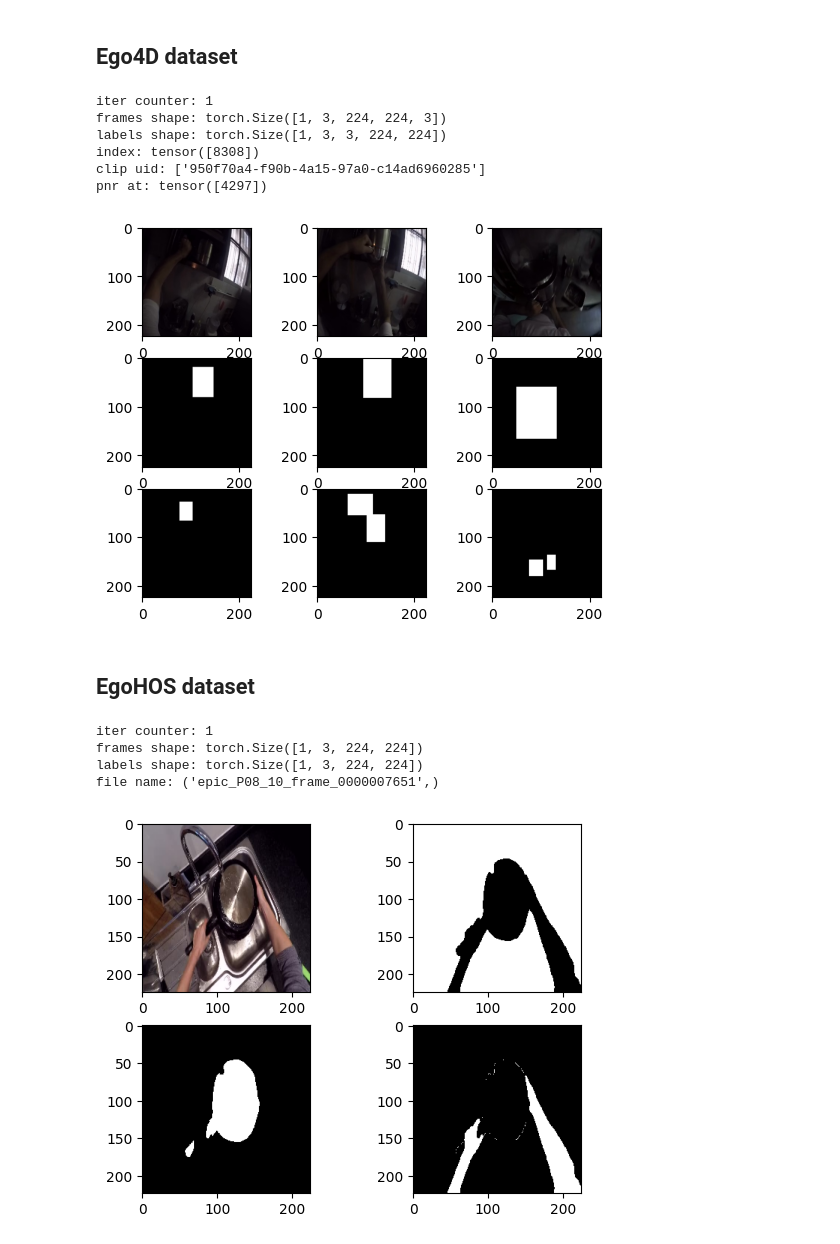
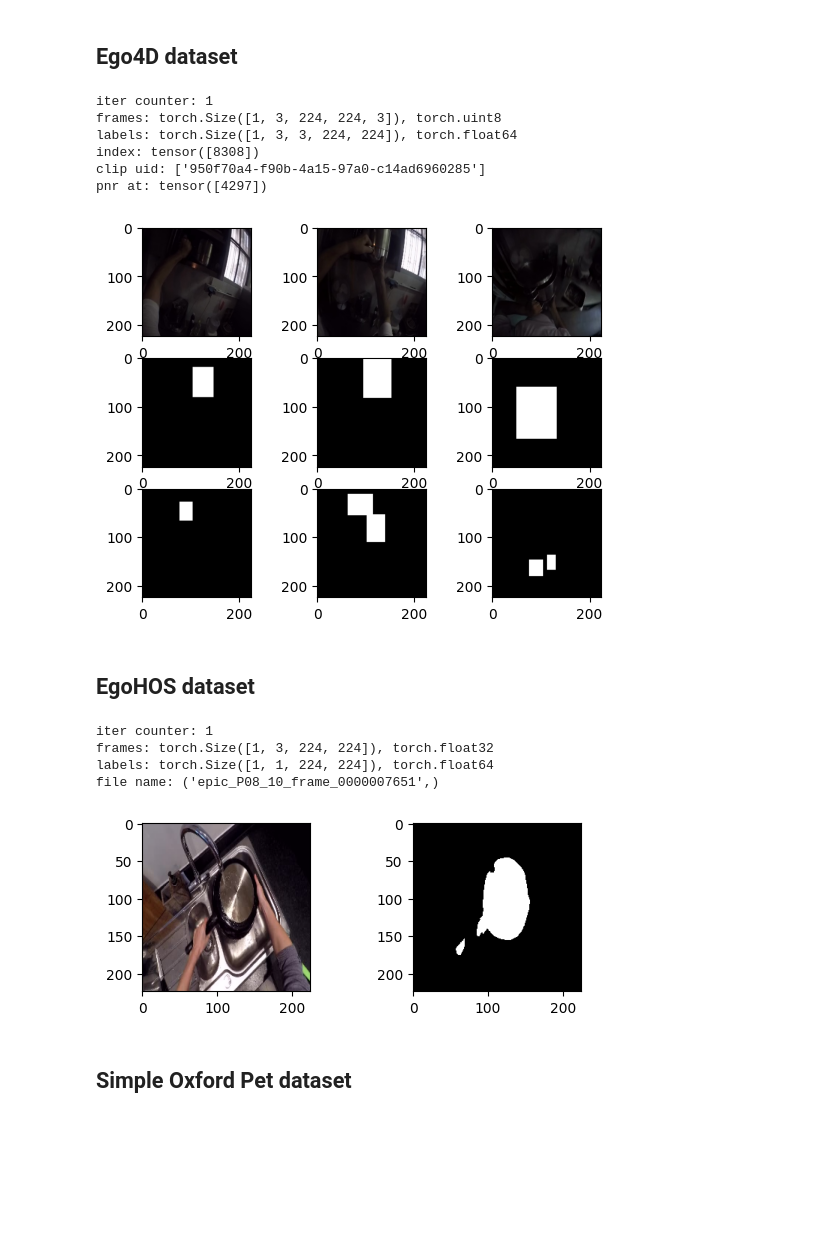
Before and after one commit to pasca-l/hands-and-objects, a Jupyter notebook: objectness_classification/datasets/EDA.ipynb, the cells around one changed output. Saved outputs shown, nothing was run; the diff lists cells and outputs as text; code cells hidden in the pictures; blank space fills up the shorter version.

```diff
--- a/objectness_classification/datasets/EDA.ipynb
+++ b/objectness_classification/datasets/EDA.ipynb
@@ -57,8 +63,8 @@ ego4d_frames, ego4d_labels, ego4d_info = next(ego4d_train_dataloader)
 iter_counter += 1
 print(
     f"iter counter: {iter_counter}",
-    f"frames shape: {ego4d_frames.shape}",
-    f"labels shape: {ego4d_labels.shape}",
+    f"frames: {ego4d_frames.shape}, {ego4d_frames.dtype}",
+    f"labels: {ego4d_labels.shape}, {ego4d_labels.dtype}",
     f"index: {ego4d_info['index']}",
     f"clip uid: {ego4d_info['clip_uid']}",
     f"pnr at: {ego4d_info['pnr_frame_num_clip']}",
@@ -109,8 +115,8 @@ plt.clf()
 plt.close()
 # %% [output]
 iter counter: 1
-frames shape: torch.Size([1, 3, 224, 224, 3])
-labels shape: torch.Size([1, 3, 3, 224, 224])
+frames: torch.Size([1, 3, 224, 224, 3]), torch.uint8
+labels: torch.Size([1, 3, 3, 224, 224]), torch.float64
 index: tensor([8308])
 clip uid: ['950f70a4-f90b-4a15-97a0-c14ad6960285']
 pnr at: tensor([4297])
@@ -134,41 +140,36 @@ egohos_train_dataloader = iter(egohos_dataset.train_dataloader())
 # %%
 egohos_frames, egohos_labels, egohos_file = next(egohos_train_dataloader)
 iter_counter += 1
 print(
     f"iter counter: {iter_counter}",
-    f"frames shape: {egohos_frames.shape}",
-    f"labels shape: {egohos_labels.shape}",
+    f"frames: {egohos_frames.shape}, {egohos_frames.dtype}",
+    f"labels: {egohos_labels.shape}, {egohos_labels.dtype}",
     f"file name: {egohos_file}",
     sep="\n",
 )
 
 egohos_img = egohos_frames[0].permute(1,2,0)
 egohos_mask = egohos_labels[0]
 
 fig = plt.figure()
 
 fig.add_subplot(2, 2, 1)
 plt.imshow(egohos_img)
 
-fig.add_subplot(2, 2, 2)
-plt.imshow(egohos_mask[0])
-plt.gray()
-
-fig.add_subplot(2, 2, 3)
-plt.imshow(egohos_mask[1])
-plt.gray()
-
-fig.add_subplot(2, 2, 4)
-plt.imshow(egohos_mask[2])
-plt.gray()
+for cls in range(len(egohos_mask)):
+    fig.add_subplot(2, 2, 2+cls)
+    plt.imshow(egohos_mask[cls])
+    plt.gray()
 
 plt.show()
 
 plt.clf()
 plt.close()
 # %% [output]
 iter counter: 1
-frames shape: torch.Size([1, 3, 224, 224])
-labels shape: torch.Size([1, 3, 224, 224])
+frames: torch.Size([1, 3, 224, 224]), torch.float32
+labels: torch.Size([1, 1, 224, 224]), torch.float64
 file name: ('epic_P08_10_frame_0000007651',)
-[figure, old version]
+[figure, new version]
+# %% [markdown]
+## Simple Oxford Pet dataset
```
Also changed, not shown: parts of 3 cells of this notebook, 5 other files.
